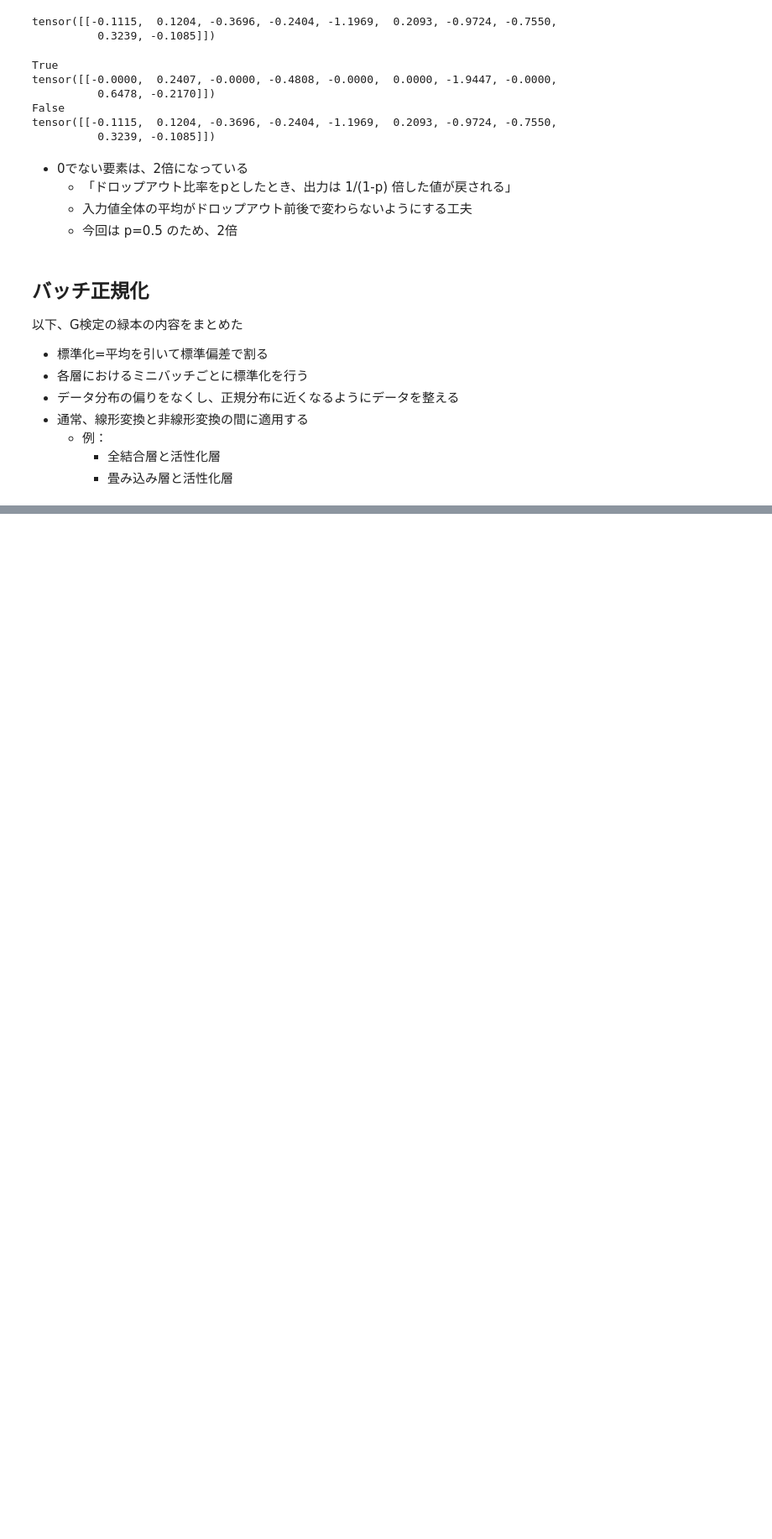
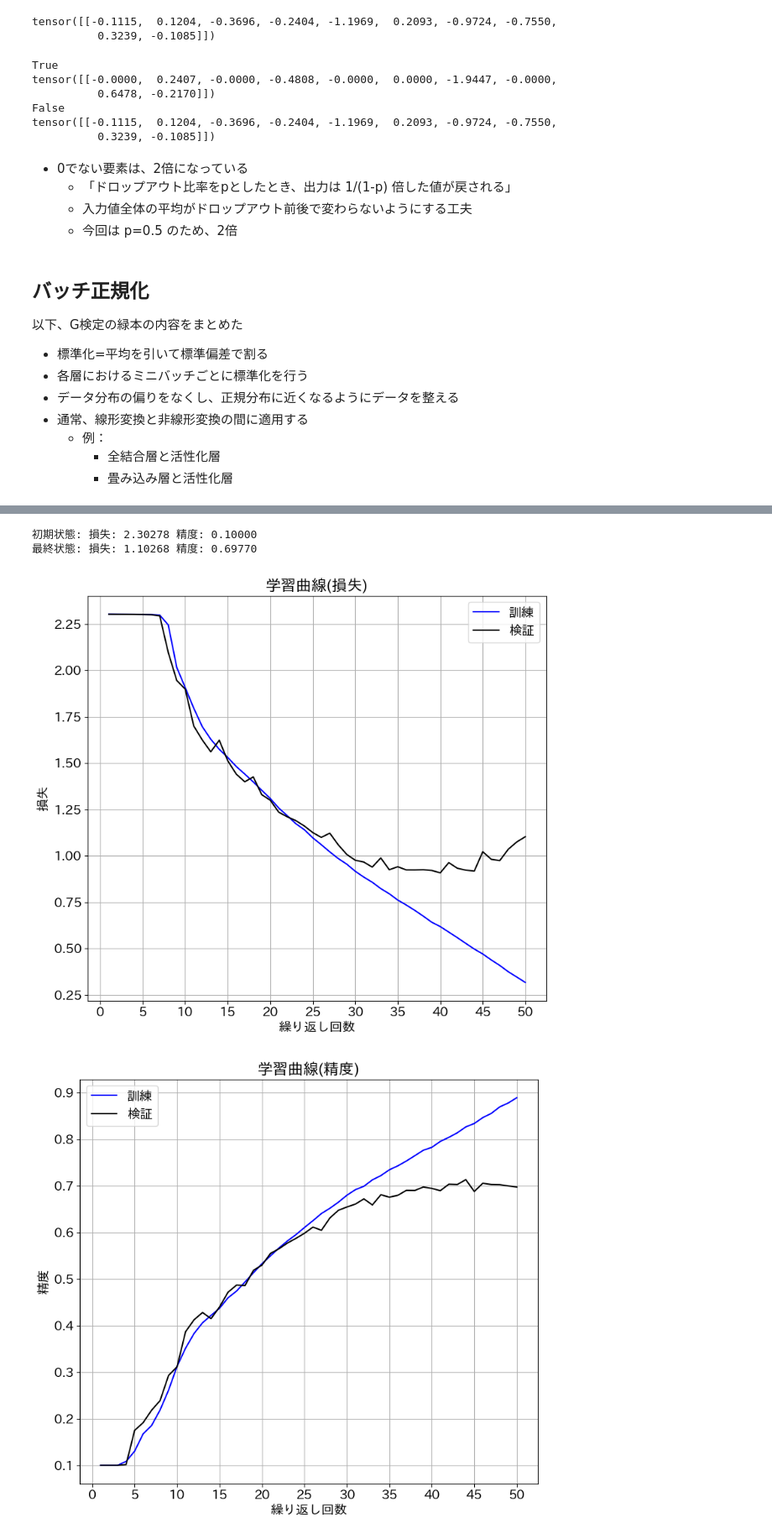
Before and after one commit to YasudaKaito/pytorch_book_akaishi, a Jupyter notebook: ch10_tuning.ipynb, the cells around one changed output, grey strips where cells are left out. Shown at 84% size. Drawn from its saved outputs; the diff is of its cells as text; code cells hidden in the pictures; blank space fills up the shorter version.

```diff
--- a/ch10_tuning.ipynb
+++ b/ch10_tuning.ipynb
@@ -162,13 +144,19 @@ class CNN_v2(nn.Module):
 
         self.features = nn.Sequential(
             self.conv1,
+            self.relu,
             self.conv2,
+            self.relu,
             self.maxpool,
             self.conv3,
+            self.relu,
             self.conv4,
+            self.relu,
             self.maxpool,
             self.conv5,
+            self.relu,
             self.conv6,
+            self.relu,
             self.maxpool,
         )
 
@@ -235,7 +229,7 @@ train_loader = DataLoader(train_set,
 test_loader = DataLoader(test_set,
     batch_size = batch_size, shuffle = False)
 # %%
-num_epochs = 30
+num_epochs = 50
 history = fit(
     net,
     optimizer,
@@ -251,0 +257,7 @@ KeyboardInterrupt:
+# %%
+evaluate_history(history)
+# %% [output]
+初期状態: 損失: 2.30278 精度: 0.10000
+最終状態: 損失: 1.10268 精度: 0.69770
+[figure, added]
+[figure, added]
```
Also changed, not shown: parts of 55 cells of this notebook, 1 other file.
